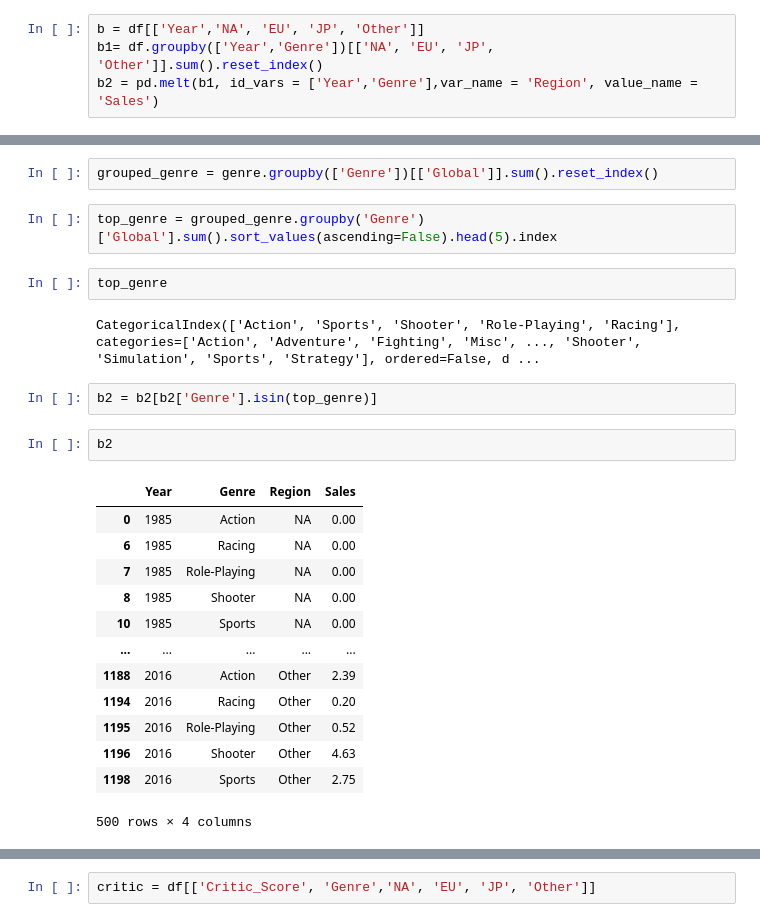
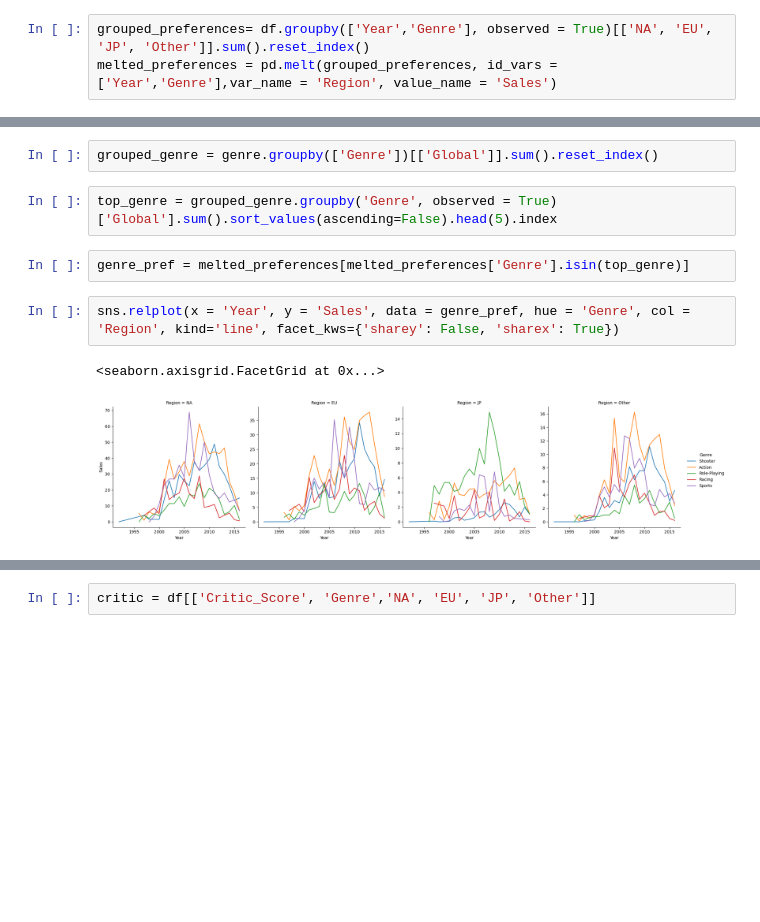
Before and after one commit to YanaStefanovich/EDA-Video-Game-Sales, a Jupyter notebook: Games.ipynb, the cells around one changed output, grey strips where cells are left out. Drawn from its saved outputs; the diff is of its cells as text; blank space fills up the shorter version.

```diff
--- a/Games.ipynb
+++ b/Games.ipynb
@@ -342,4 +324,3 @@ a,a_1
 # %%
-b = df[['Year','NA', 'EU', 'JP', 'Other']]
-b1= df.groupby(['Year','Genre'])[['NA', 'EU', 'JP', 'Other']].sum().reset_index()
-b2 = pd.melt(b1, id_vars = ['Year','Genre'],var_name = 'Region', value_name = 'Sales')
+grouped_preferences= df.groupby(['Year','Genre'], observed = True)[['NA', 'EU', 'JP', 'Other']].sum().reset_index()
+melted_preferences = pd.melt(grouped_preferences, id_vars = ['Year','Genre'],var_name = 'Region', value_name = 'Sales')
@@ -384,26 +329,11 @@ genre
 # %%
 grouped_genre = genre.groupby(['Genre'])[['Global']].sum().reset_index()
 # %%
-top_genre = grouped_genre.groupby('Genre')['Global'].sum().sort_values(ascending=False).head(5).index
+top_genre = grouped_genre.groupby('Genre', observed = True)['Global'].sum().sort_values(ascending=False).head(5).index
-# %%
-top_genre
-# %% [output]
-CategoricalIndex(['Action', 'Sports', 'Shooter', 'Role-Playing', 'Racing'], categories=['Action', 'Adventure', 'Fighting', 'Misc', ..., 'Shooter', 'Simulation', 'Sports', 'Strategy'], ordered=False, d ...
 # %%
-b2 = b2[b2['Genre'].isin(top_genre)]
+genre_pref = melted_preferences[melted_preferences['Genre'].isin(top_genre)]
 # %%
-b2
+sns.relplot(x = 'Year', y = 'Sales', data = genre_pref, hue = 'Genre', col = 'Region', kind='line', facet_kws={'sharey': False, 'sharex': True})
 # %% [output]
-|  | Year | Genre | Region | Sales |
-| 0 | 1985 | Action | NA | 0.00 |
-| 6 | 1985 | Racing | NA | 0.00 |
-| 7 | 1985 | Role-Playing | NA | 0.00 |
-| 8 | 1985 | Shooter | NA | 0.00 |
-| 10 | 1985 | Sports | NA | 0.00 |
-| ... | ... | ... | ... | ... |
-| 1188 | 2016 | Action | Other | 2.39 |
-| 1194 | 2016 | Racing | Other | 0.20 |
-| 1195 | 2016 | Role-Playing | Other | 0.52 |
-| 1196 | 2016 | Shooter | Other | 4.63 |
-| 1198 | 2016 | Sports | Other | 2.75 |
-500 rows × 4 columns
+<seaborn.axisgrid.FacetGrid at 0x...>
+[figure, added]
```
Also changed, not shown: parts of 20 cells of this notebook.
